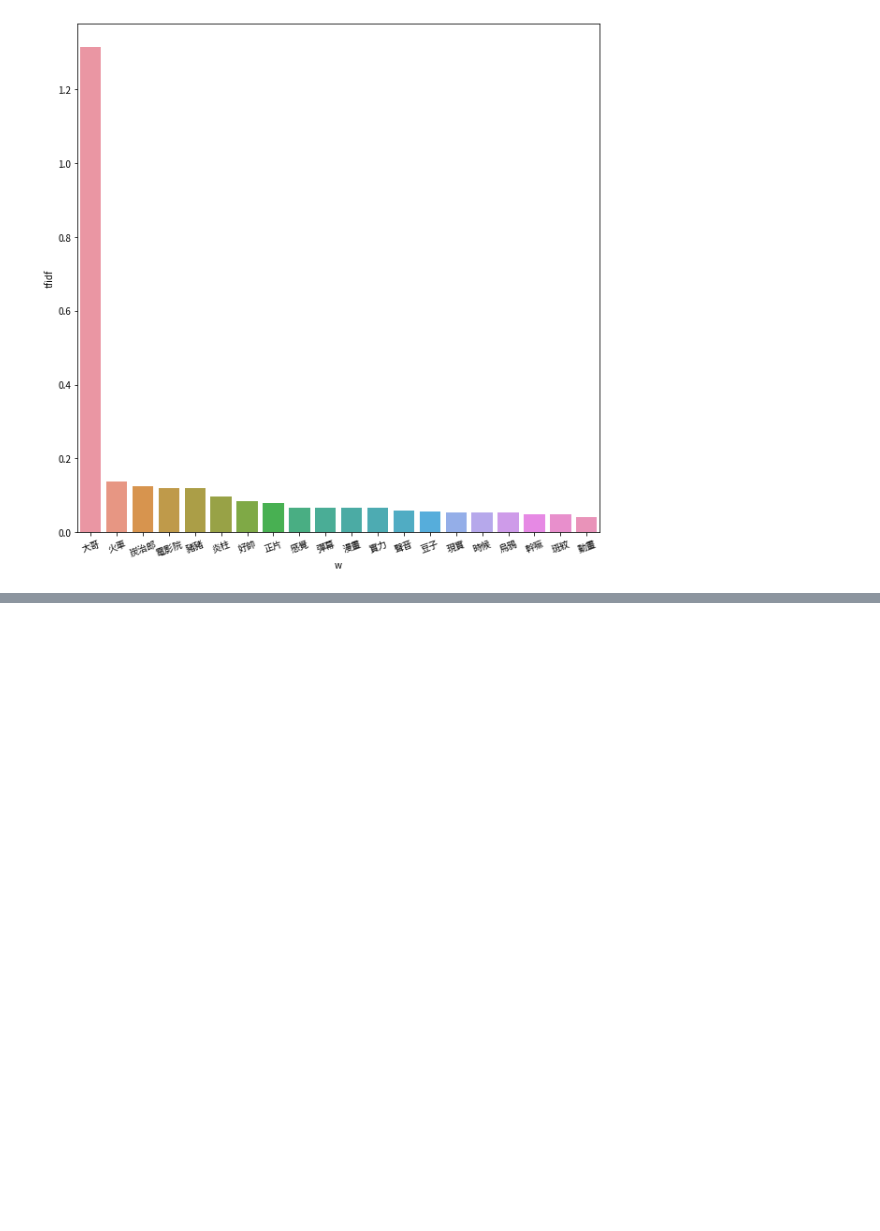
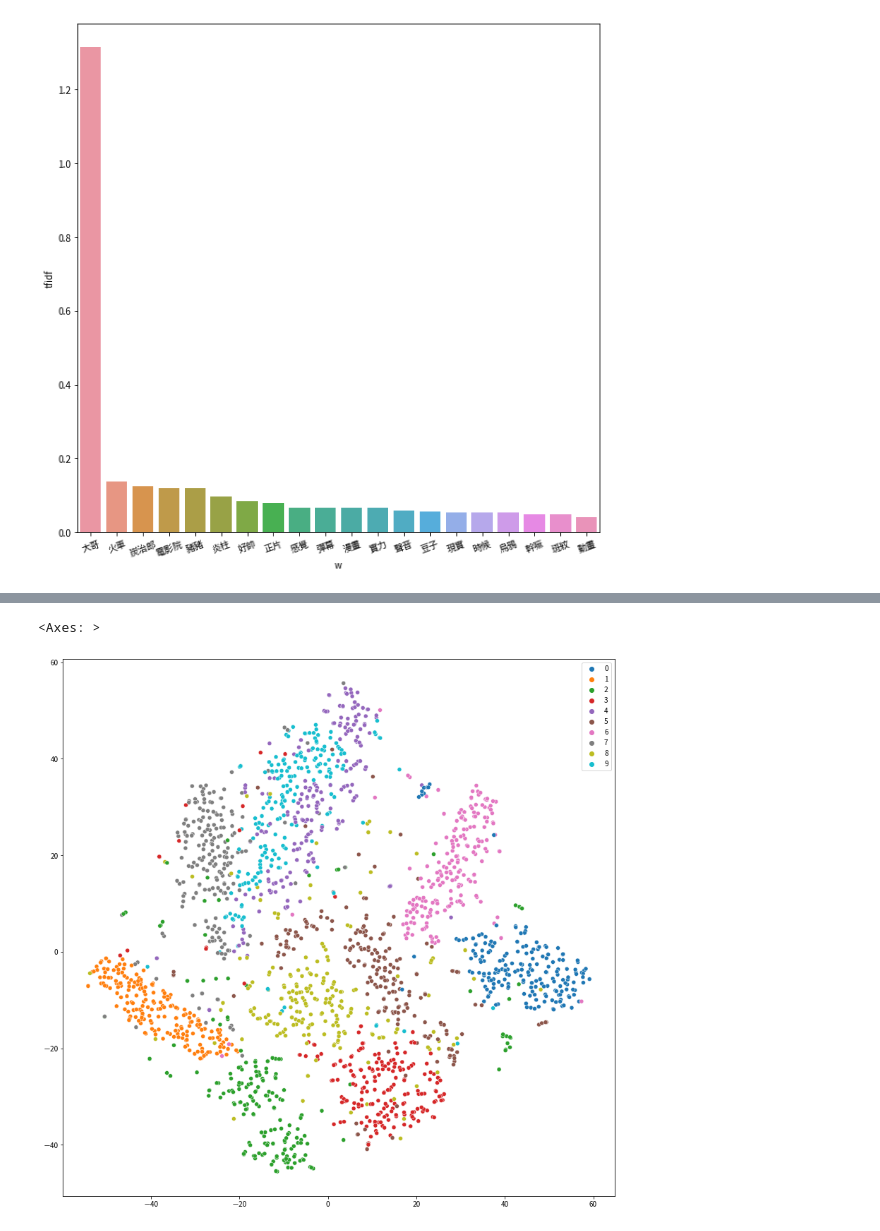
Before and after one commit to Elwing-Chou/kmu, a Jupyter notebook: 0326.ipynb, the cells around one changed output, grey strips where cells are left out. Cells and saved outputs as stored; diff of their text form; code cells hidden in the pictures; blank space fills up the shorter version.

```diff
--- a/0326.ipynb
+++ b/0326.ipynb
@@ -244,0 +301,5 @@ sns.barplot(data=d, x="w", y="tfidf")
+# %%
+tsne = TSNE(n_components=2)
+x_tsne = tsne.fit_transform(xs)
+# 2000筆資料, 濃縮到2維
+x_tsne
@@ -244,0 +314,8 @@ sns.barplot(data=d, x="w", y="tfidf")
+# %%
+# 靜態圖
+ax1, ax2 = x_tsne[:, 0], x_tsne[:, 1]
+plt.figure(figsize=(14, 14))
+sns.scatterplot(x=ax1, y=ax2, hue=ys, palette=sns.color_palette("tab10", 10))
+# %% [output]
+<Axes: >
+[figure, added]
```
Also changed, not shown: parts of 8 cells of this notebook.
